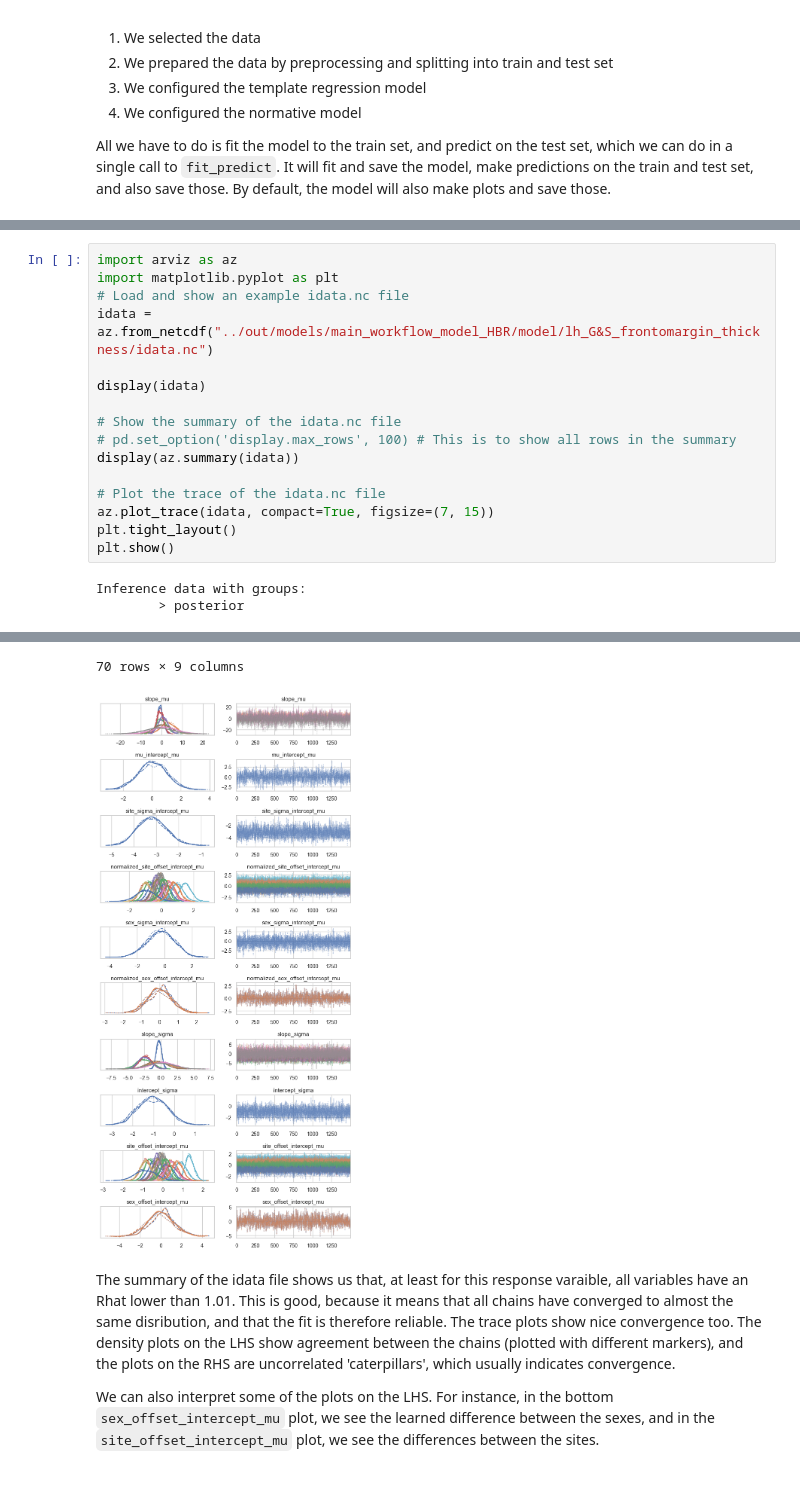
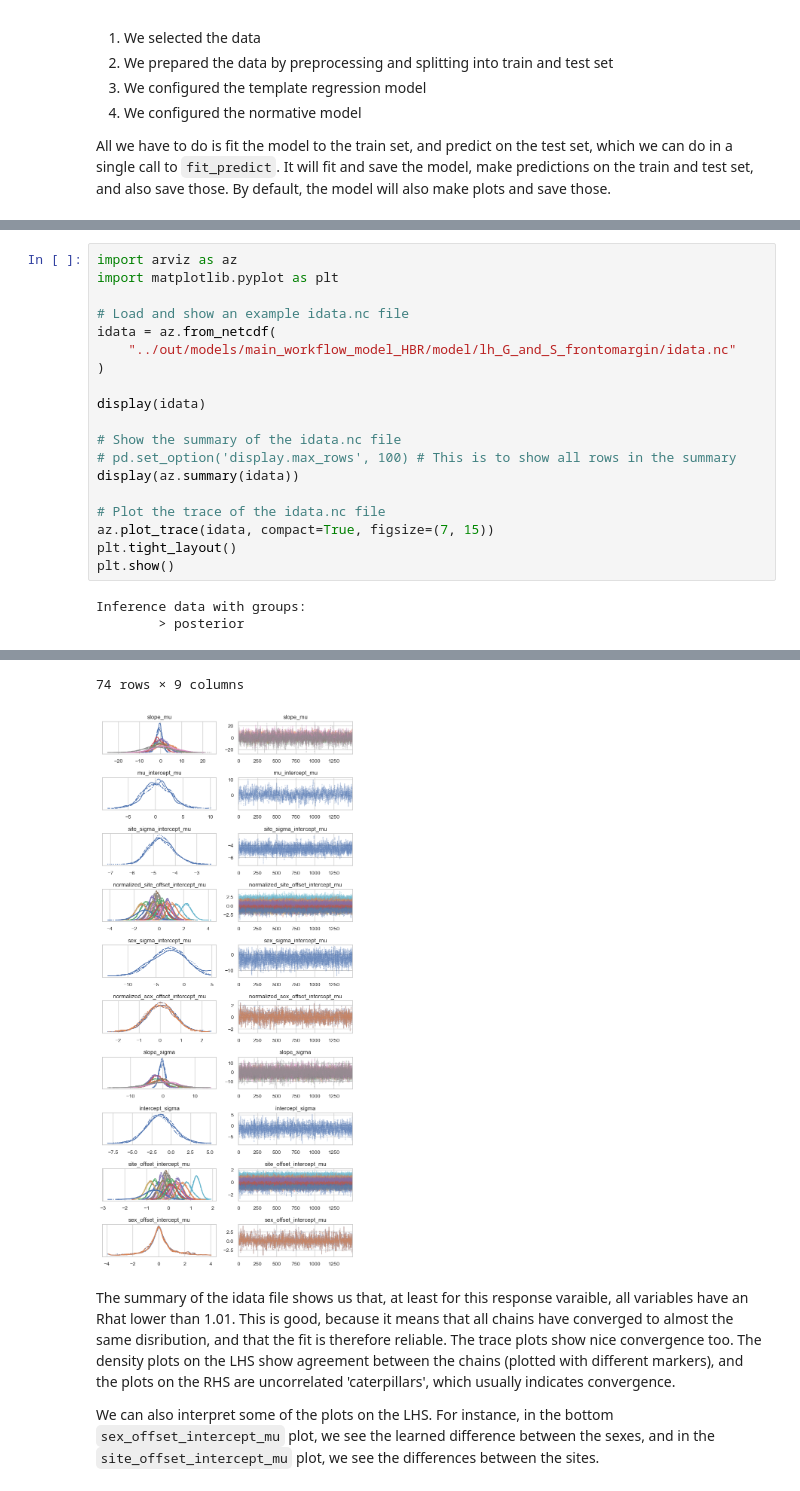
Before and after one commit to predictive-clinical-neuroscience/pu25_code, a Jupyter notebook: notebooks/1_main_workflow.ipynb, the cells around one changed output, grey strips where cells are left out. Cells and saved outputs as stored; diff of their text form.

```diff
--- a/notebooks/1_main_workflow.ipynb
+++ b/notebooks/1_main_workflow.ipynb
@@ -697,8 +778,11 @@ The `idata.nc` files only exist if the template model was a `HBR` model, and con
 # %%
 import arviz as az
 import matplotlib.pyplot as plt
+
 # Load and show an example idata.nc file
-idata = az.from_netcdf("../out/models/main_workflow_model_HBR/model/lh_G&S_frontomargin_thickness/idata.nc")
+idata = az.from_netcdf(
+    "../out/models/main_workflow_model_HBR/model/lh_G_and_S_frontomargin/idata.nc"
+)
 
 display(idata)
 
@@ -728,5 +812,5 @@ Inference data with groups:
-70 rows × 9 columns
+74 rows × 9 columns
-[figure, old version]
+[figure, new version]
 # %% [markdown]
 The summary of the idata file shows us that, at least for this response varaible, all variables have an Rhat lower than 1.01. This is good, because it means that all chains have converged to almost the same disribution, and that the fit is therefore reliable. The trace plots show nice convergence too. The density plots on the LHS show agreement between the chains (plotted with different markers), and the plots on the RHS are uncorrelated 'caterpillars', which usually indicates convergence.
 
```
Also changed, not shown: parts of 22 cells of this notebook, 1 other file.
